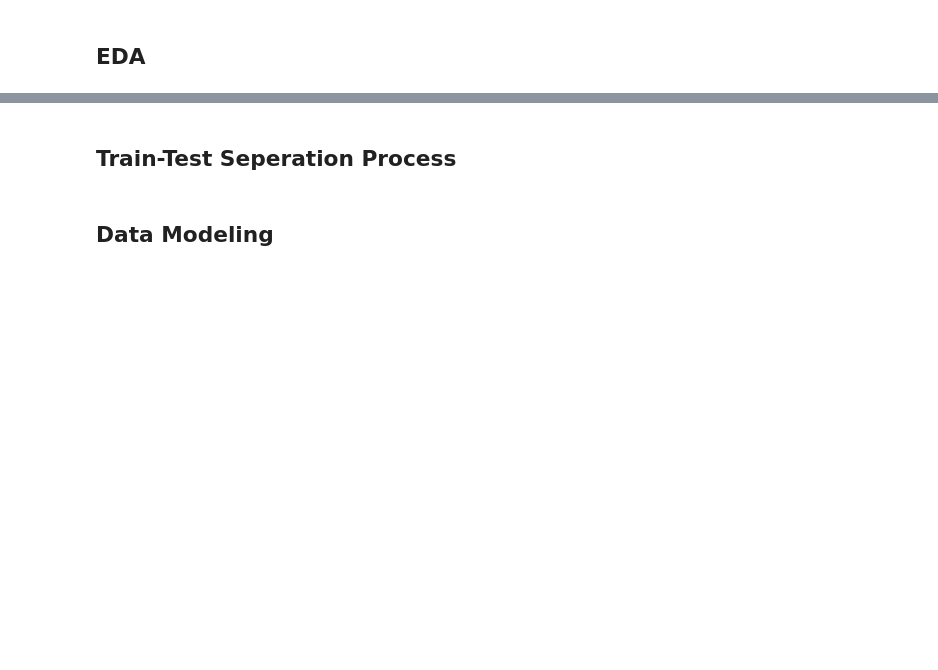
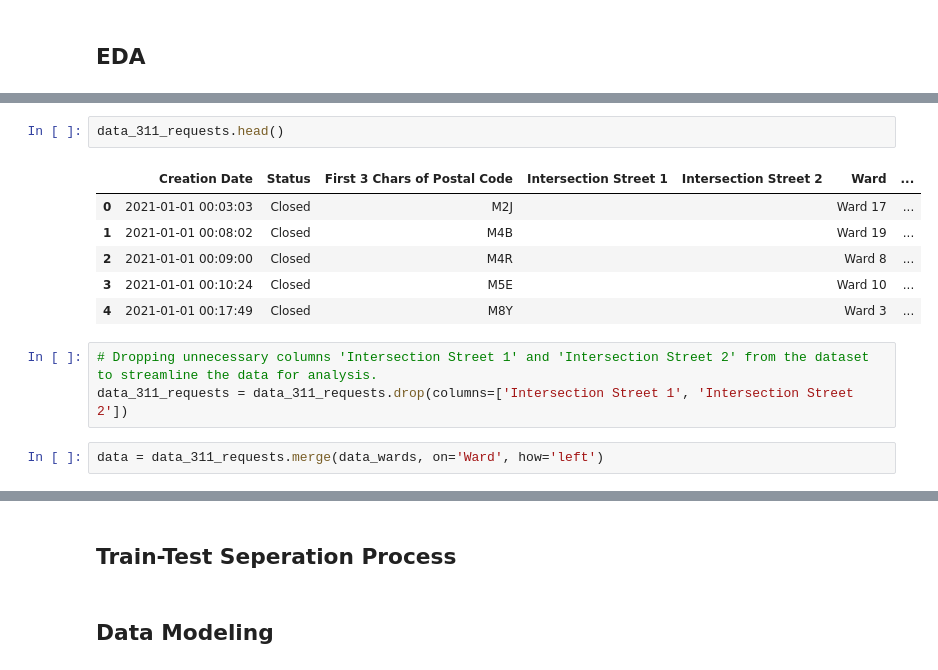
Before and after one commit to Mert30/toronto_311_project, a Jupyter notebook: notebook/toronto_311_requests.ipynb, the cells around one changed output, grey strips where cells are left out. Cells and saved outputs as stored; diff of their text form; blank space fills up the shorter version.

```diff
--- a/notebook/toronto_311_requests.ipynb
+++ b/notebook/toronto_311_requests.ipynb
@@ -40,0 +165,14 @@ data_wards.head()
+# %%
+data_311_requests.head()
+# %% [output]
+|  | Creation Date | Status | First 3 Chars of Postal Code | Intersection Street 1 | Intersection Street 2 | Ward | ... |
+| 0 | 2021-01-01 00:03:03 | Closed | M2J |  |  | Ward 17 | ... |
+| 1 | 2021-01-01 00:08:02 | Closed | M4B |  |  | Ward 19 | ... |
+| 2 | 2021-01-01 00:09:00 | Closed | M4R |  |  | Ward 8 | ... |
+| 3 | 2021-01-01 00:10:24 | Closed | M5E |  |  | Ward 10 | ... |
+| 4 | 2021-01-01 00:17:49 | Closed | M8Y |  |  | Ward 3 | ... |
+# %%
+# Dropping unnecessary columns 'Intersection Street 1' and 'Intersection Street 2' from the dataset to streamline the data for analysis.
+data_311_requests = data_311_requests.drop(columns=['Intersection Street 1', 'Intersection Street 2'])
+# %%
+data = data_311_requests.merge(data_wards, on='Ward', how='left')
```
Also changed, not shown: parts of 24 cells of this notebook, 1 other file.
